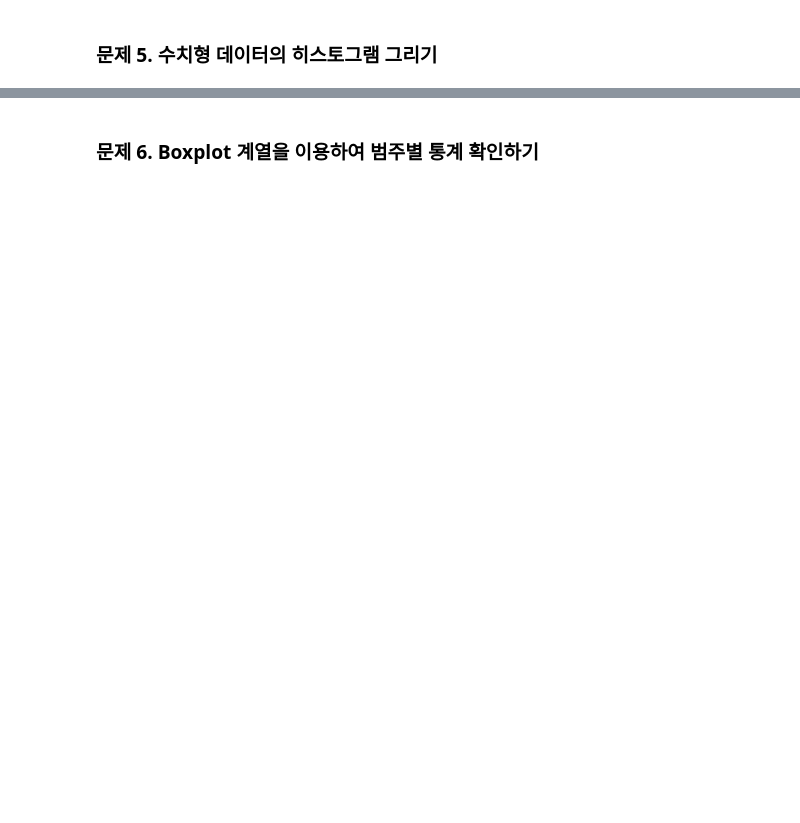
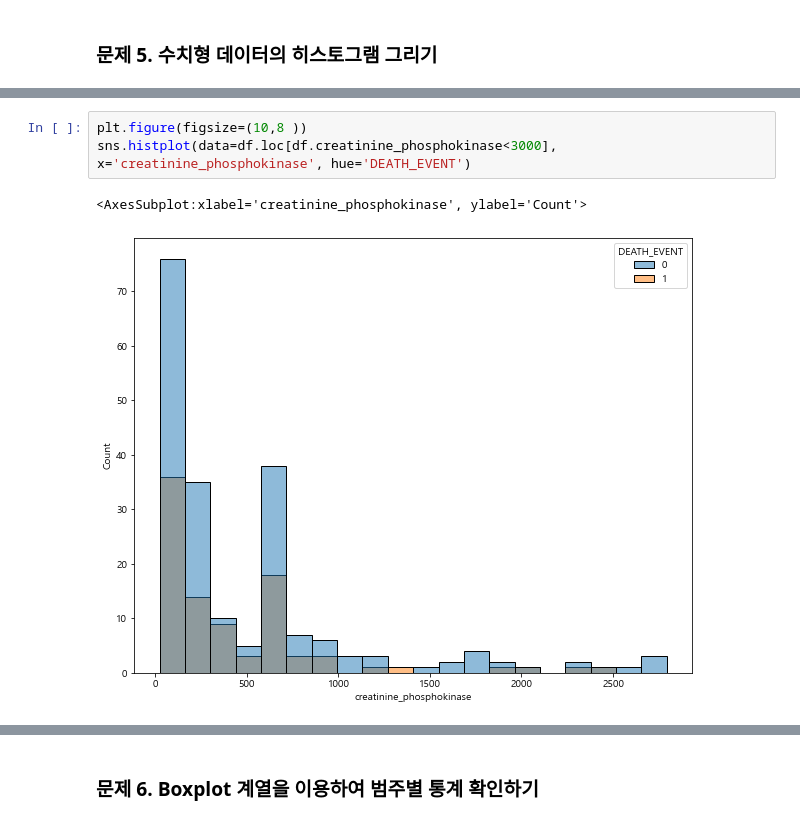
Before and after one commit to LEEHM97/machine-learning-exercises, a Jupyter notebook: 1.심부전 예측/데이터 분석으로 심부전증을 예방할 수 있을까.ipynb, the cells around one changed output, grey strips where cells are left out. Drawn from its saved outputs; the diff is of its cells as text; blank space fills up the shorter version.

```diff
--- a/1.심부전 예측/데이터 분석으로 심부전증을 예방할 수 있을까.ipynb
+++ b/1.심부전 예측/데이터 분석으로 심부전증을 예방할 수 있을까.ipynb
@@ -167,0 +171,6 @@ df.describe()
+# %%
+plt.figure(figsize=(10,8 ))
+sns.histplot(data=df.loc[df.creatinine_phosphokinase<3000], x='creatinine_phosphokinase', hue='DEATH_EVENT')
+# %% [output]
+<AxesSubplot:xlabel='creatinine_phosphokinase', ylabel='Count'>
+[figure, added]
```
Also changed, not shown: parts of 18 cells of this notebook.
